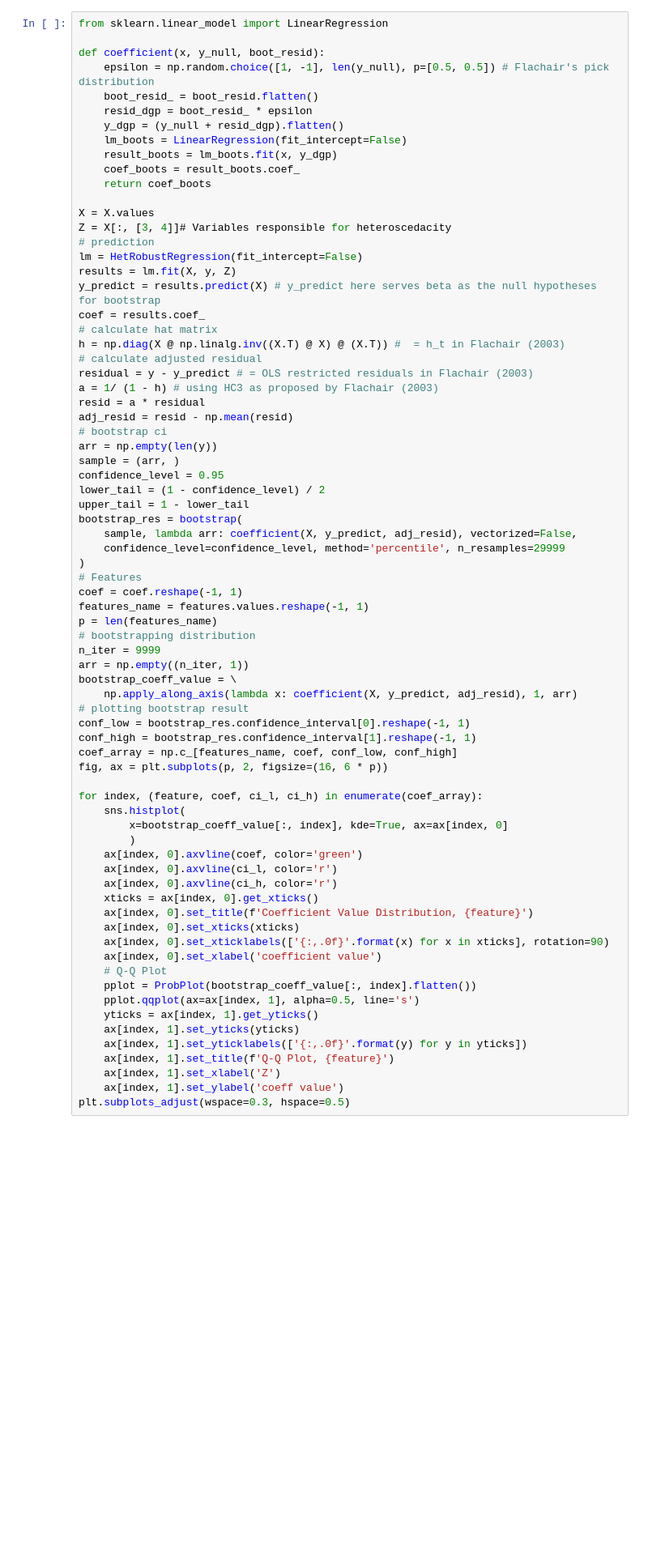
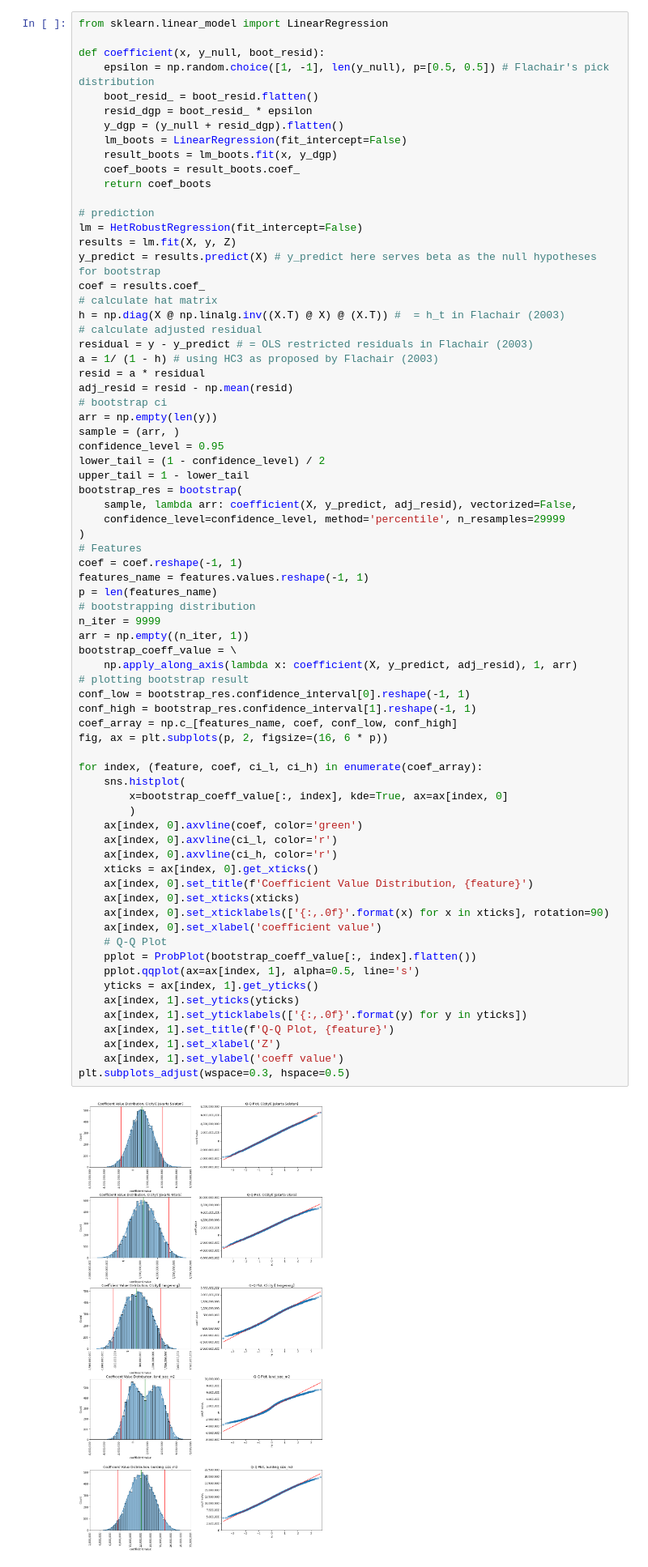
Before and after one commit to nbarizki/jabodetabekhousepricing, a Jupyter notebook: 3 - Linear Modeling of House Price.ipynb, the cells around one changed output. Shown at 81% size. Saved outputs shown, nothing was run; the diff lists cells and outputs as text; blank space fills up the shorter version.

```diff
--- a/3 - Linear Modeling of House Price.ipynb
+++ b/3 - Linear Modeling of House Price.ipynb
@@ -1220,8 +1182,6 @@ def coefficient(x, y_null, boot_resid):
     coef_boots = result_boots.coef_
     return coef_boots
 
-X = X.values
-Z = X[:, [3, 4]]# Variables responsible for heteroscedacity
 # prediction
 lm = HetRobustRegression(fit_intercept=False)
 results = lm.fit(X, y, Z)
@@ -1254,30 +1214,32 @@ arr = np.empty((n_iter, 1))
 bootstrap_coeff_value = \
     np.apply_along_axis(lambda x: coefficient(X, y_predict, adj_resid), 1, arr)
 # plotting bootstrap result
 conf_low = bootstrap_res.confidence_interval[0].reshape(-1, 1)
 conf_high = bootstrap_res.confidence_interval[1].reshape(-1, 1)
 coef_array = np.c_[features_name, coef, conf_low, conf_high]
 fig, ax = plt.subplots(p, 2, figsize=(16, 6 * p))
 
 for index, (feature, coef, ci_l, ci_h) in enumerate(coef_array):
     sns.histplot(
         x=bootstrap_coeff_value[:, index], kde=True, ax=ax[index, 0]
         )
     ax[index, 0].axvline(coef, color='green')
     ax[index, 0].axvline(ci_l, color='r')
     ax[index, 0].axvline(ci_h, color='r')
     xticks = ax[index, 0].get_xticks()
     ax[index, 0].set_title(f'Coefficient Value Distribution, {feature}')
     ax[index, 0].set_xticks(xticks)
     ax[index, 0].set_xticklabels(['{:,.0f}'.format(x) for x in xticks], rotation=90)
     ax[index, 0].set_xlabel('coefficient value')
     # Q-Q Plot
     pplot = ProbPlot(bootstrap_coeff_value[:, index].flatten())
     pplot.qqplot(ax=ax[index, 1], alpha=0.5, line='s')
     yticks = ax[index, 1].get_yticks()
     ax[index, 1].set_yticks(yticks)
     ax[index, 1].set_yticklabels(['{:,.0f}'.format(y) for y in yticks])
     ax[index, 1].set_title(f'Q-Q Plot, {feature}')
     ax[index, 1].set_xlabel('Z')
     ax[index, 1].set_ylabel('coeff value')
 plt.subplots_adjust(wspace=0.3, hspace=0.5)
+# %% [output]
+[figure, added]
```
Also changed, not shown: parts of 16 cells of this notebook, 1 other file.
